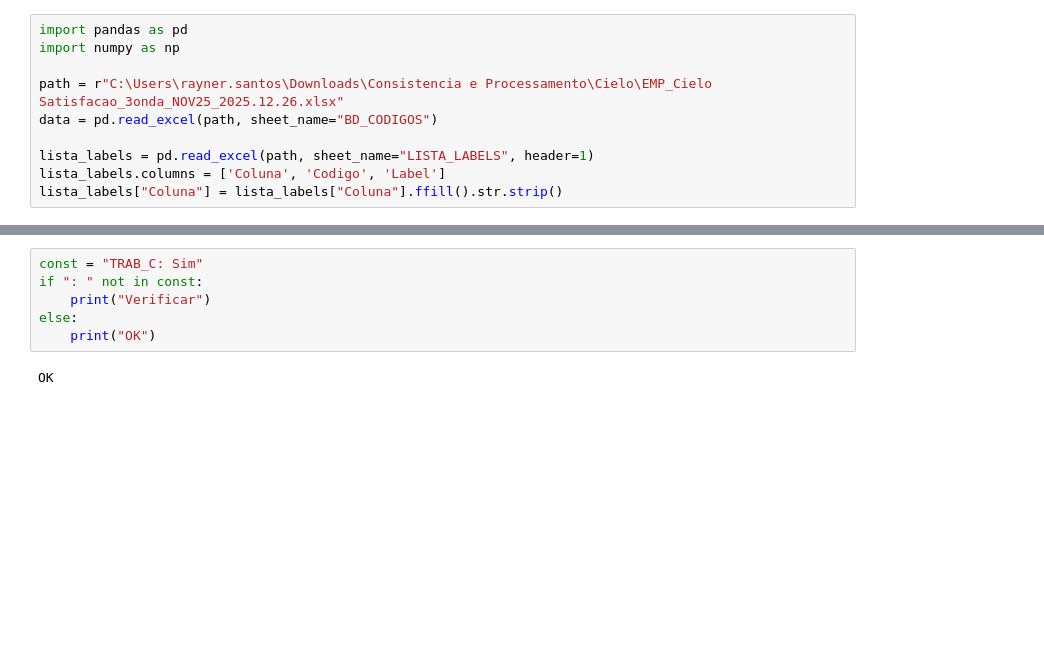
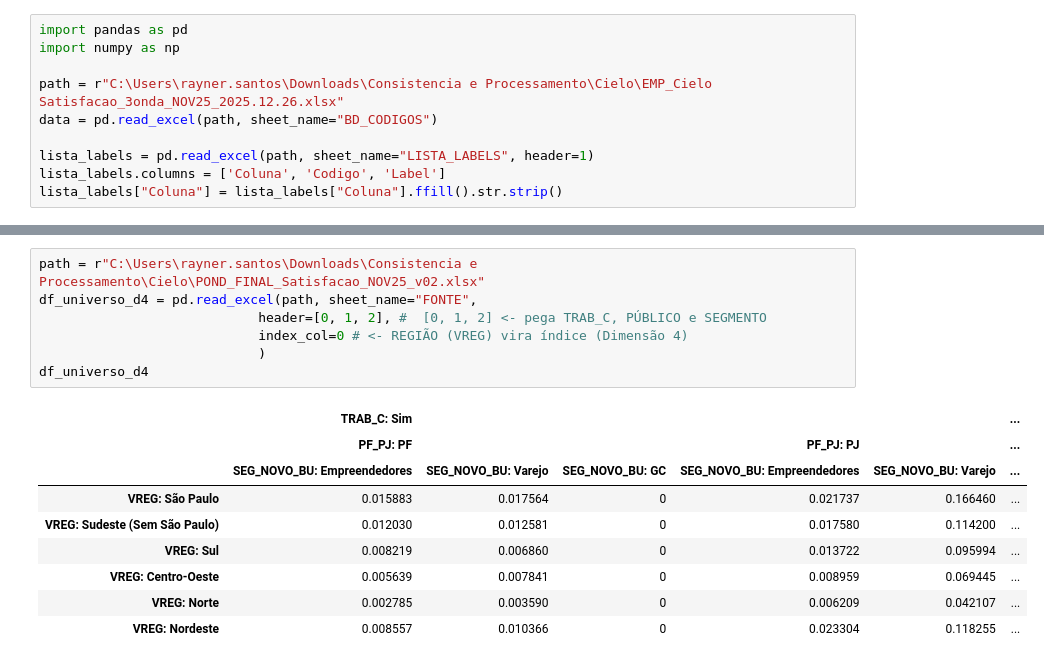
Before and after one commit to RaynerSantos/Processamento-Estatistico, a Jupyter notebook: App_beta/Pond.ipynb, the cells around one changed output, grey strips where cells are left out. Saved outputs shown, nothing was run; the diff lists cells and outputs as text; blank space fills up the shorter version.

```diff
--- a/App_beta/Pond.ipynb
+++ b/App_beta/Pond.ipynb
@@ -1435,10 +1442,19 @@ else:
 | 15385 | 3004085 | 102632 | 59 | 1 | NaN | 0.263658 | 3 | 2 | 80.0 | 1 | ... |
 15386 rows × 532 columns
 # %%
-const = "TRAB_C: Sim"
-if ": " not in const:
-    print("Verificar")
-else:
-    print("OK")
+path = r"C:\Users\rayner.santos\Downloads\Consistencia e Processamento\Cielo\POND_FINAL_Satisfacao_NOV25_v02.xlsx"
+df_universo_d4 = pd.read_excel(path, sheet_name="FONTE",
+                            header=[0, 1, 2], #  [0, 1, 2] <- pega TRAB_C, PÚBLICO e SEGMENTO
+                            index_col=0 # <- REGIÃO (VREG) vira índice (Dimensão 4)
+                            )
+df_universo_d4
 # %% [output]
-OK
+|  | TRAB_C: Sim |  |  |  |  | ... |
+|  | PF_PJ: PF |  |  | PF_PJ: PJ |  | ... |
+|  | SEG_NOVO_BU: Empreendedores | SEG_NOVO_BU: Varejo | SEG_NOVO_BU: GC | SEG_NOVO_BU: Empreendedores | SEG_NOVO_BU: Varejo | ... |
+| VREG: São Paulo | 0.015883 | 0.017564 | 0 | 0.021737 | 0.166460 | ... |
+| VREG: Sudeste (Sem São Paulo) | 0.012030 | 0.012581 | 0 | 0.017580 | 0.114200 | ... |
+| VREG: Sul | 0.008219 | 0.006860 | 0 | 0.013722 | 0.095994 | ... |
+| VREG: Centro-Oeste | 0.005639 | 0.007841 | 0 | 0.008959 | 0.069445 | ... |
+| VREG: Norte | 0.002785 | 0.003590 | 0 | 0.006209 | 0.042107 | ... |
+| VREG: Nordeste | 0.008557 | 0.010366 | 0 | 0.023304 | 0.118255 | ... |
```
Also changed, not shown: parts of 4 cells of this notebook, 8 other files.
